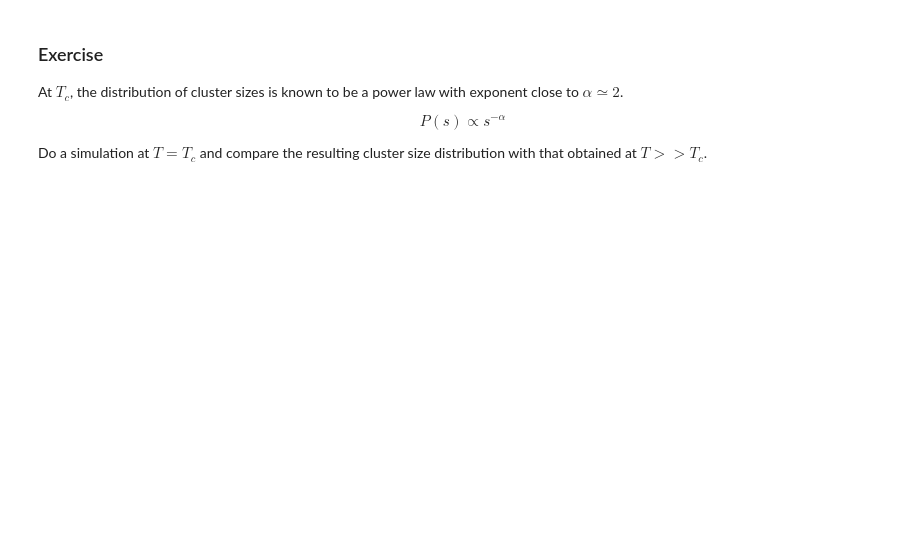
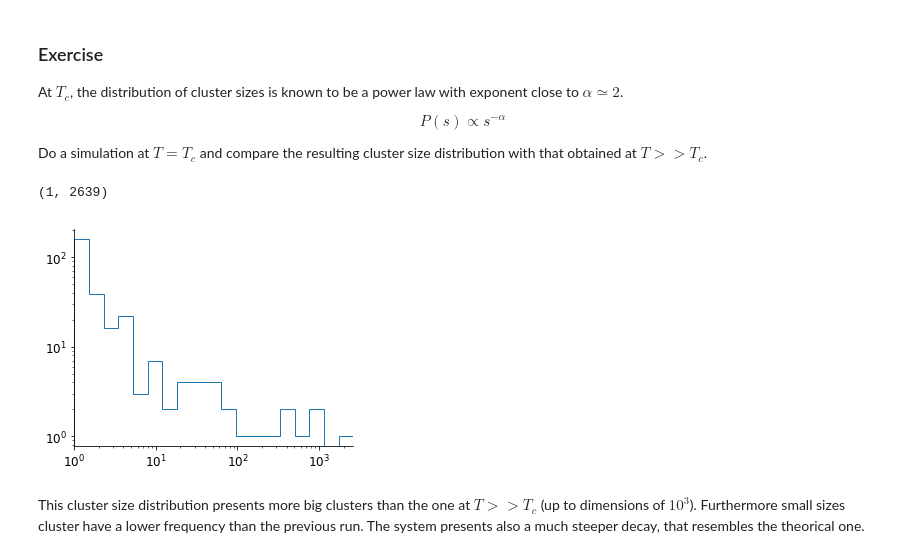
Before and after one commit to Ferr013/stat-mech-python-course, a Jupyter notebook: solved-notebooks/3.2-Cluster-Size-Distribution-Giovanni-Ferrami.ipynb, the cells around one changed output. Drawn from its saved outputs; the diff is of its cells as text; code cells hidden in the pictures; blank space fills up the shorter version.

```diff
--- a/solved-notebooks/3.2-Cluster-Size-Distribution-Giovanni-Ferrami.ipynb
+++ b/solved-notebooks/3.2-Cluster-Size-Distribution-Giovanni-Ferrami.ipynb
@@ -183,12 +220,15 @@ ax2.imshow(labels, cmap="gnuplot")
 # %% [markdown]
 ### Exercise
 Find an efficient way to measure cluster sizes. Remind that all you care about is the distribution of cluster sizes, their location does not matter. You might want to use the `.reshape()` method of a numpy array, and the `Counter` class from the `collections` package.
-# %%
-def get_sizes(labels):
-    ...
-    ...
-    ...
-    return sizes
+# %%
+def get_sizes(labels):
+    n = len(labels)
+    array = np.reshape(labels, n*n)
+    c = Counter(array)
+    sizes = list(c.values())
+    #sizes = np.sort(sizes)
+    #sizes = np.flip(sizes)
+    return sizes
 # %% [markdown]
 ### Exercise
 For $T >> T_c$, spins are essentially uncorrelated. What is the distribution of cluster sizes you expect to find in this case? **Hint** Think about the 1D case assuming totally uncorrelated spins.
@@ -234,0 +278,29 @@ Do a simulation at $T=T_c$ and compare the resulting cluster size distribution w
+# %%
+#################
+# set parameters
+system_size = 100
+H = 0.0
+T_critical = 2.269185314213022
+n_sweeps = 25
+###############
+
+# create three instances of IsingModel
+config  = IsingModel(N=system_size, T=T_critical, H=H)
+config.SweepMetropolis(nTimes=n_sweeps)
+labels = get_labels(config.lattice)
+sizes = get_sizes(labels)
+# %%
+bins = np.geomspace(min(sizes), max(sizes), num=20)
+
+fig, ax = plt.subplots(1, 1, figsize=(5, 4))
+ax.hist(sizes, bins=bins, histtype="step")
+ax.set_xscale("log")
+ax.set_yscale("log")
+ax.set_xlim(min(sizes), max(sizes))
+# %% [output]
+(1, 2639)
+[figure, added]
+# %% [markdown]
+This cluster size distribution presents more big clusters than the one at $T>>T_c$ (up to dimensions of $10^3$).
+Furthermore small sizes cluster have a lower frequency than the previous run.
+The system presents also a much steeper decay, that resembles the theorical one.
```
Also changed, not shown: parts of 21 cells of this notebook, 6 other files.
